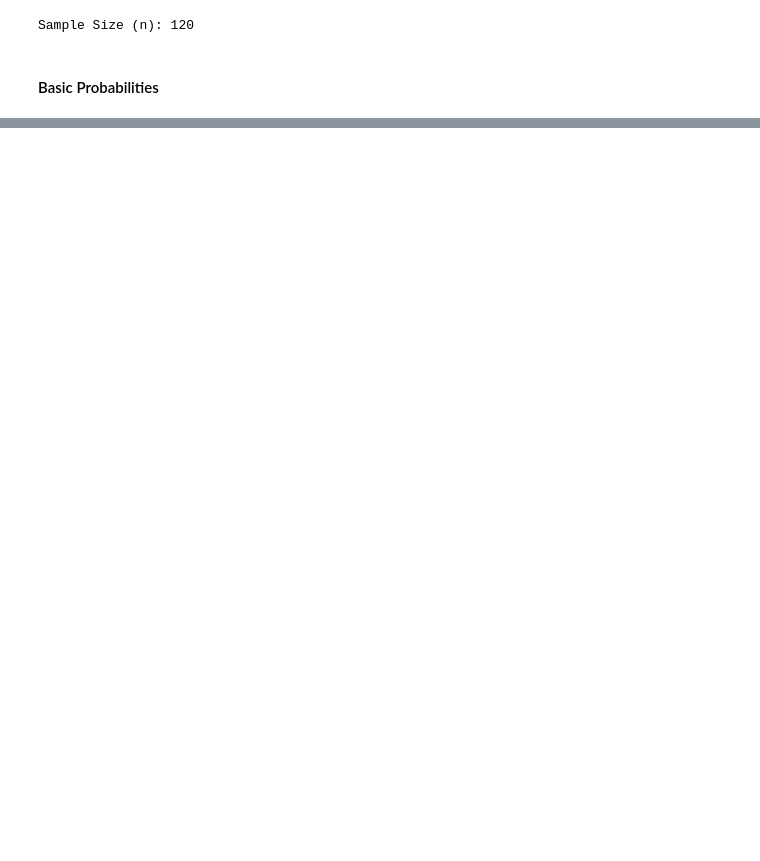
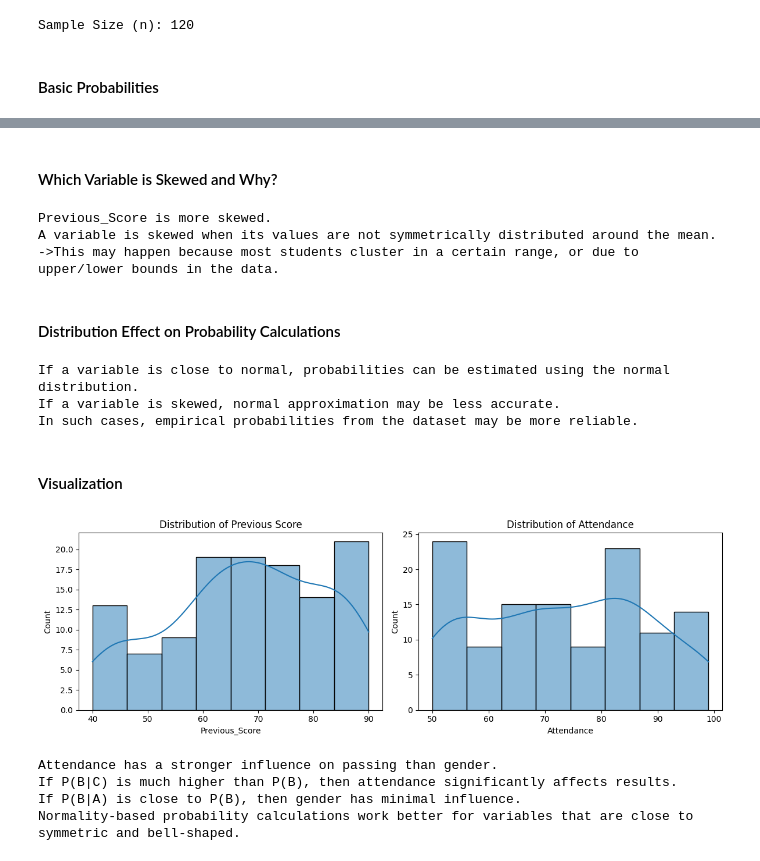
Before and after one commit to JindalChaitanya/CDAC-PGCP-AI, a Jupyter notebook: Data Analysis/Assignment 6/Assignment_6.ipynb, the cells around one changed output, grey strips where cells are left out. Cells and saved outputs as stored; diff of their text form; code cells hidden in the pictures; blank space fills up the shorter version.

```diff
--- a/Data Analysis/Assignment 6/Assignment_6.ipynb
+++ b/Data Analysis/Assignment 6/Assignment_6.ipynb
@@ -91,0 +229,49 @@ P(C): 1.0
+# %% [markdown]
+#### Which Variable is Skewed and Why?
+# %%
+if abs(prev_skew) > abs(att_skew):
+    print("Previous_Score is more skewed.")
+else:
+    print("Attendance is more skewed.")
+
+print("A variable is skewed when its values are not symmetrically distributed around the mean. \n->This may happen because most students cluster in a certain range, or due to upper/lower bounds in the data.")
+# %% [output]
+Previous_Score is more skewed.
+A variable is skewed when its values are not symmetrically distributed around the mean.
+->This may happen because most students cluster in a certain range, or due to upper/lower bounds in the data.
+# %% [markdown]
+#### Distribution Effect on Probability Calculations
+# %%
+print("If a variable is close to normal, probabilities can be estimated using the normal distribution.")
+print("If a variable is skewed, normal approximation may be less accurate.")
+print("In such cases, empirical probabilities from the dataset may be more reliable.")
+# %% [output]
+If a variable is close to normal, probabilities can be estimated using the normal distribution.
+If a variable is skewed, normal approximation may be less accurate.
+In such cases, empirical probabilities from the dataset may be more reliable.
+# %% [markdown]
+#### Visualization
+# %%
+fig, axes = plt.subplots(1, 2, figsize=(12, 4))
+
+sns.histplot(df["Previous_Score"], kde=True, ax=axes[0])
+axes[0].set_title("Distribution of Previous Score")
+
+sns.histplot(df["Attendance"], kde=True, ax=axes[1])
+axes[1].set_title("Distribution of Attendance")
+
+plt.tight_layout()
+plt.show()
+# %% [output]
+[figure, added]
+# %%
+#### Final Interpretation
+print("Attendance has a stronger influence on passing than gender.")
+print("If P(B|C) is much higher than P(B), then attendance significantly affects results.")
+print("If P(B|A) is close to P(B), then gender has minimal influence.")
+print("Normality-based probability calculations work better for variables that are close to symmetric and bell-shaped.")
+# %% [output]
+Attendance has a stronger influence on passing than gender.
+If P(B|C) is much higher than P(B), then attendance significantly affects results.
+If P(B|A) is close to P(B), then gender has minimal influence.
+Normality-based probability calculations work better for variables that are close to symmetric and bell-shaped.
```
Also changed, not shown: parts of 22 cells of this notebook.
